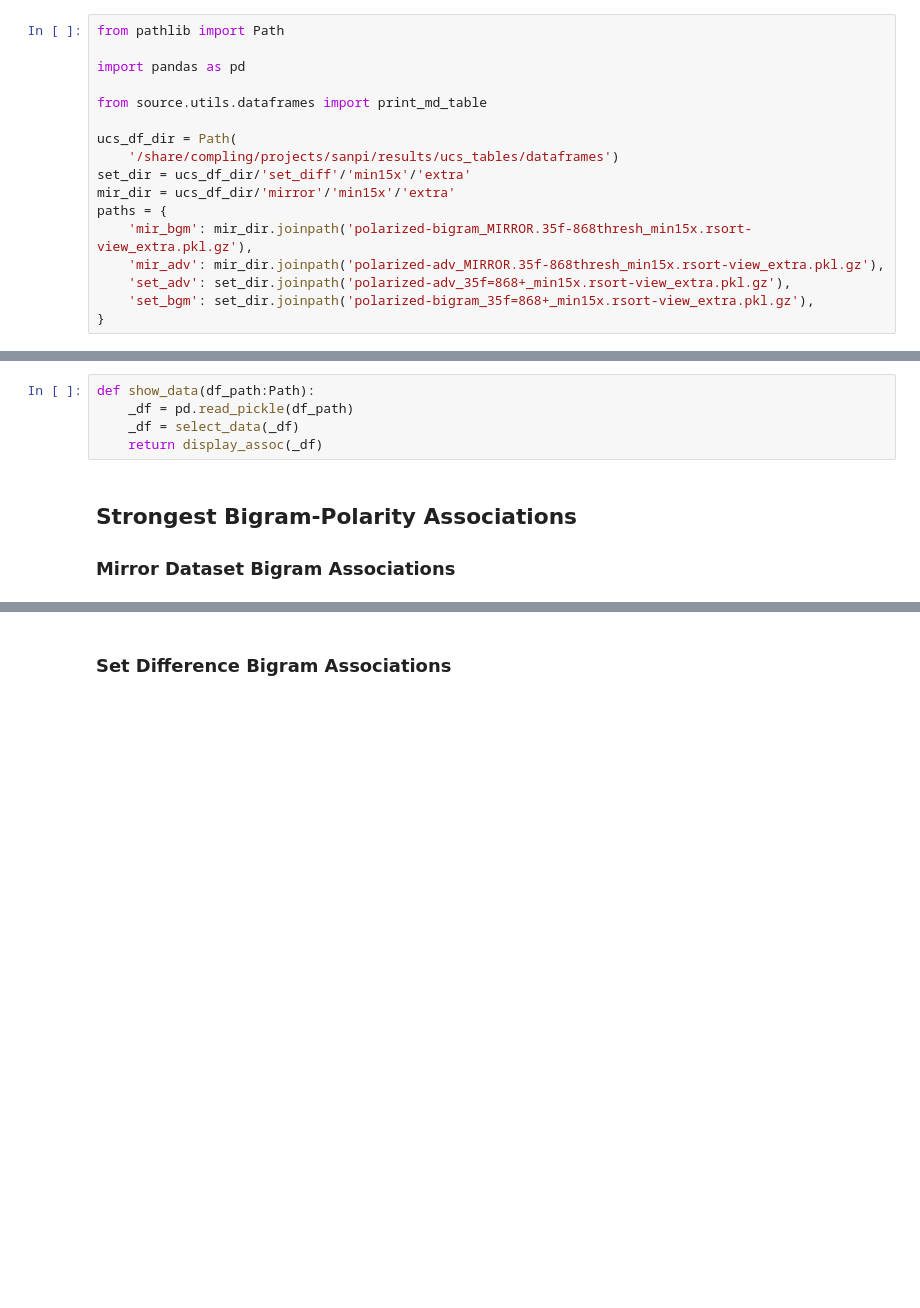
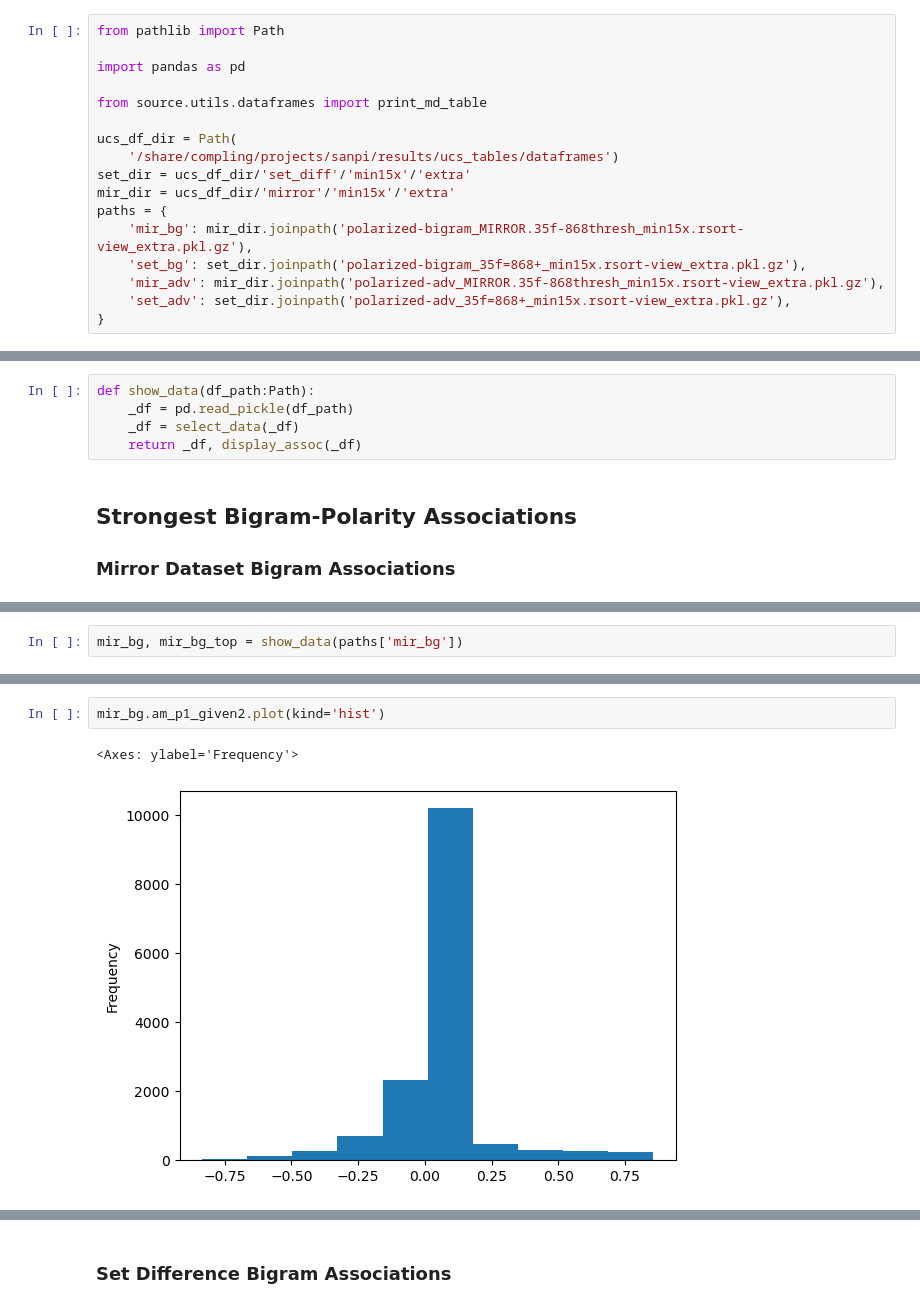
Before and after one commit to AndreaTheLinguist/sanpi, a Jupyter notebook: notebooks/polarity_associations.ipynb, the cells around one changed output, grey strips where cells are left out. Drawn from its saved outputs; the diff is of its cells as text; blank space fills up the shorter version.

Commit message:
committing cluster changes to association notebooks

```diff
--- a/notebooks/polarity_associations.ipynb
+++ b/notebooks/polarity_associations.ipynb
@@ -10,10 +10,10 @@ ucs_df_dir = Path(
 set_dir = ucs_df_dir/'set_diff'/'min15x'/'extra'
 mir_dir = ucs_df_dir/'mirror'/'min15x'/'extra'
 paths = {
-    'mir_bgm': mir_dir.joinpath('polarized-bigram_MIRROR.35f-868thresh_min15x.rsort-view_extra.pkl.gz'),
+    'mir_bg': mir_dir.joinpath('polarized-bigram_MIRROR.35f-868thresh_min15x.rsort-view_extra.pkl.gz'),
+    'set_bg': set_dir.joinpath('polarized-bigram_35f=868+_min15x.rsort-view_extra.pkl.gz'),
     'mir_adv': mir_dir.joinpath('polarized-adv_MIRROR.35f-868thresh_min15x.rsort-view_extra.pkl.gz'),
     'set_adv': set_dir.joinpath('polarized-adv_35f=868+_min15x.rsort-view_extra.pkl.gz'),
-    'set_bgm': set_dir.joinpath('polarized-bigram_35f=868+_min15x.rsort-view_extra.pkl.gz'),
 }
 # %%
 def select_data(df: pd.DataFrame,
@@ -48,7 +48,7 @@ def display_assoc(df: pd.DataFrame,
 def show_data(df_path:Path):
     _df = pd.read_pickle(df_path)
     _df = select_data(_df)
-    return display_assoc(_df)
+    return _df, display_assoc(_df)
 # %% [markdown]
 ## Strongest Bigram-Polarity Associations
 
@@ -75,0 +56,2 @@ _by `am_p1_given2` > `conservative_log_ratio` > `adv_total` > `adj_total`_
+# %%
+mir_bg, mir_bg_top = show_data(paths['mir_bg'])
@@ -109,3 +109,8 @@ _by `am_p1_given2` > `conservative_log_ratio` > `adv_total` > `adj_total`_
 | NEG-any_younger          | NEGATIVE | any_younger          |  20.000 |                2.381 |          0.854 |          0.000 |      16.841 |                    2.105 | any          | younger         |   1,495.000 |   1,042.000 |
 | NEG-overtly_wrong        | NEGATIVE | overtly_wrong        |  20.000 |                2.381 |          0.854 |          0.000 |      16.841 |                    2.105 | overtly      | wrong           |     833.000 |  23,764.000 |
 | NEG-ever_complete        | NEGATIVE | ever_complete        |  19.000 |                2.360 |          0.854 |          0.000 |      16.767 |                    1.993 | ever         | complete        |   5,050.000 |   1,376.000 |
+# %%
+mir_bg.am_p1_given2.plot(kind='hist')
+# %% [output]
+<Axes: ylabel='Frequency'>
+[figure, added]
```
Also changed, not shown: parts of 8 cells of this notebook, 1 other file.
